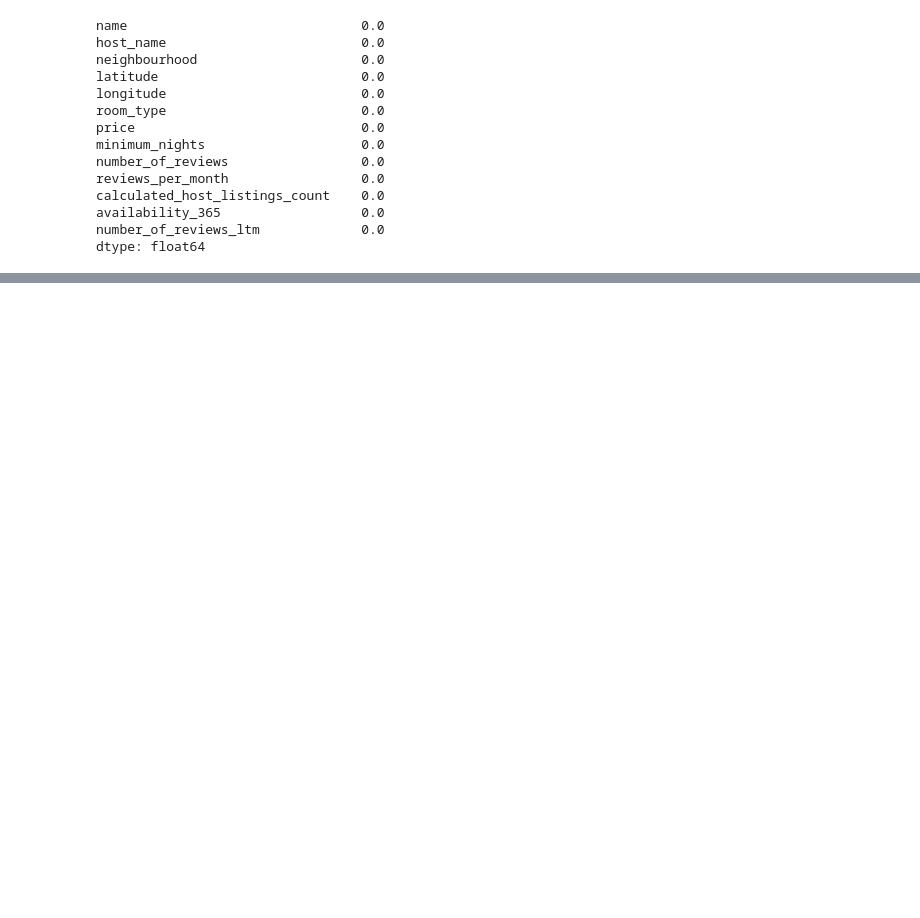
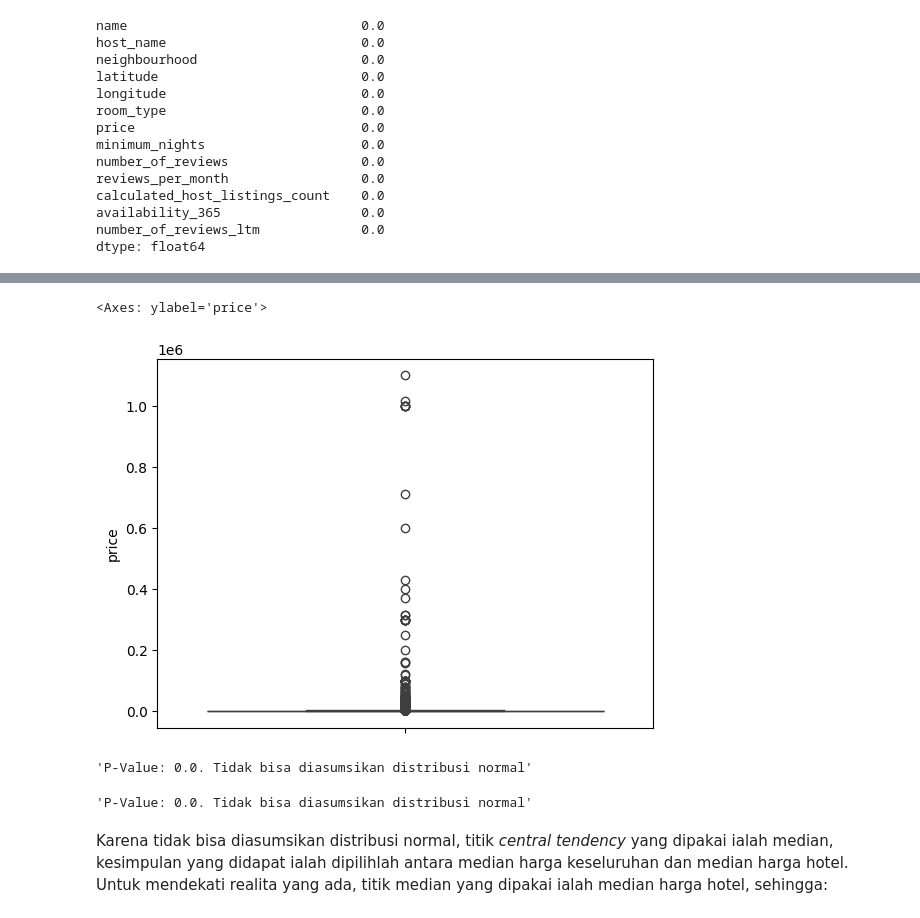
Before and after one commit to mrarvandy/capstone-project-module-2-jcdsol-016, a Jupyter notebook: data-analysis.ipynb, the cells around one changed output, grey strips where cells are left out. Saved outputs shown, nothing was run; the diff lists cells and outputs as text; code cells hidden in the pictures; blank space fills up the shorter version.

```diff
--- a/data-analysis.ipynb
+++ b/data-analysis.ipynb
@@ -330,0 +496,25 @@ dtype: float64
+# %%
+display(sns.boxplot(df['price']))
+# %% [output]
+<Axes: ylabel='price'>
+[figure, added]
+# %%
+dp_statistic, df_pvalue = normaltest(df['price'])
+
+if df_pvalue > 0.05:
+    display(f'P-Value: {df_pvalue}. Bisa diasumsikan distribusi normal')
+else:
+    display(f'P-Value: {df_pvalue}. Tidak bisa diasumsikan distribusi normal')
+# %% [output]
+'P-Value: 0.0. Tidak bisa diasumsikan distribusi normal'
+# %%
+dp_statistic, df_pvalue = normaltest(df[df['room_type'] == 'Hotel room']['price'])
+
+if df_pvalue > 0.05:
+    display(f'P-Value: {df_pvalue}. Bisa diasumsikan distribusi normal')
+else:
+    display(f'P-Value: {df_pvalue}. Tidak bisa diasumsikan distribusi normal')
+# %% [output]
+'P-Value: 0.0. Tidak bisa diasumsikan distribusi normal'
+# %% [markdown]
+Karena tidak bisa diasumsikan distribusi normal, titik *central tendency* yang dipakai ialah median, kesimpulan yang didapat ialah dipilihlah antara median harga keseluruhan dan median harga hotel. Untuk mendekati realita yang ada, titik median yang dipakai ialah median harga hotel, sehingga:
```
Also changed, not shown: parts of 51 cells of this notebook.
